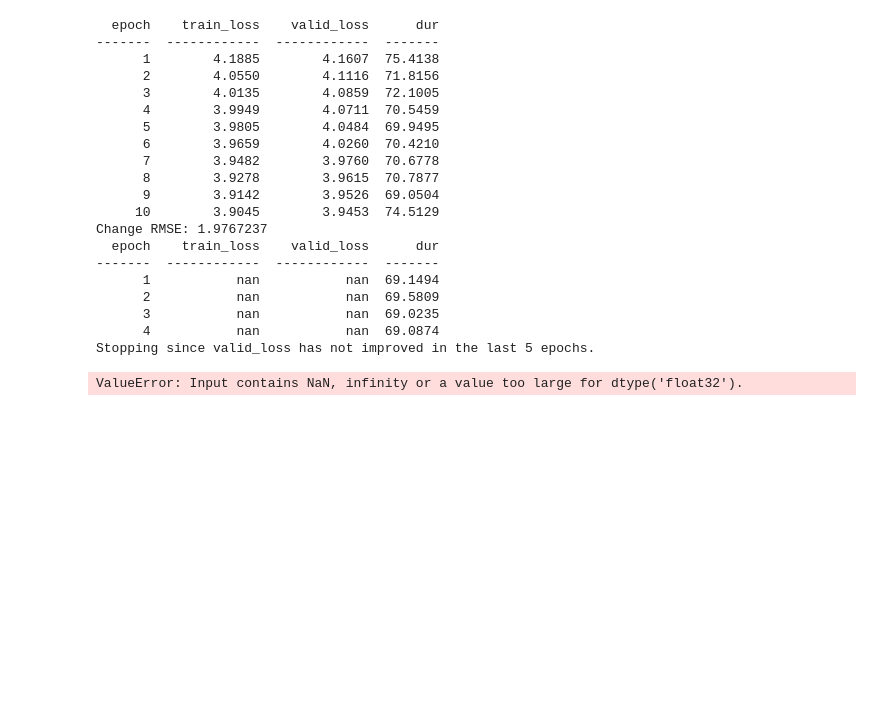
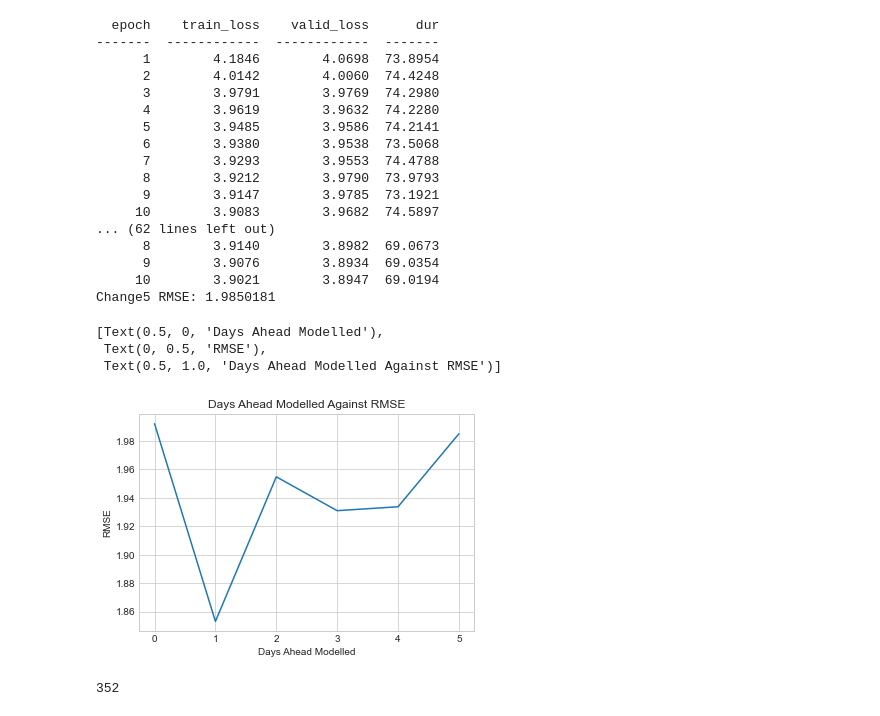
Before and after one commit to nathanindrakumar/Final_Project, a Jupyter notebook: FurtherAheadPrediction.ipynb, the cells around one changed output. Saved outputs shown, nothing was run; the diff lists cells and outputs as text; code cells hidden in the pictures; blank space fills up the shorter version.

```diff
--- a/FurtherAheadPrediction.ipynb
+++ b/FurtherAheadPrediction.ipynb
@@ -130,7 +150,7 @@ for pred in range(len(lists)):
     y_test2 = y_test2.values.reshape(-1,1)
     y_train2 = y_train2.astype(np.float32)
     y_test2 = y_test2.astype(np.float32)
-    in_dimension = 5844
+    in_dimension = 5766
     hid_dimension = 10
     out_dimension = 1
 
@@ -150,7 +170,7 @@ for pred in range(len(lists)):
 
     from skorch import NeuralNetRegressor
     from sklearn.pipeline import Pipeline
-    x_trainshape = 5844
+    x_trainshape = 5766
     class RegressorModule(nn.Module):
         def __init__(
                 self,
@@ -197,22 +217,33 @@ for pred in range(len(lists)):
 # %% [output]
   epoch    train_loss    valid_loss      dur
 -------  ------------  ------------  -------
-      1        4.1885        4.1607  75.4138
-      2        4.0550        4.1116  71.8156
-      3        4.0135        4.0859  72.1005
-      4        3.9949        4.0711  70.5459
-      5        3.9805        4.0484  69.9495
-      6        3.9659        4.0260  70.4210
-      7        3.9482        3.9760  70.6778
-      8        3.9278        3.9615  70.7877
-      9        3.9142        3.9526  69.0504
-     10        3.9045        3.9453  74.5129
-Change RMSE: 1.9767237
-  epoch    train_loss    valid_loss      dur
--------  ------------  ------------  -------
-      1           nan           nan  69.1494
-      2           nan           nan  69.5809
-      3           nan           nan  69.0235
-      4           nan           nan  69.0874
-Stopping since valid_loss has not improved in the last 5 epochs.
+      1        4.1846        4.0698  73.8954
+      2        4.0142        4.0060  74.4248
+      3        3.9791        3.9769  74.2980
+      4        3.9619        3.9632  74.2280
+      5        3.9485        3.9586  74.2141
+      6        3.9380        3.9538  73.5068
+      7        3.9293        3.9553  74.4788
+      8        3.9212        3.9790  73.9793
+      9        3.9147        3.9785  73.1921
+     10        3.9083        3.9682  74.5897
+... (62 lines left out)
+      8        3.9140        3.8982  69.0673
+      9        3.9076        3.8934  69.0354
+     10        3.9021        3.8947  69.0194
+Change5 RMSE: 1.9850181
-ValueError: Input contains NaN, infinity or a value too large for dtype('float32').
+# %%
+changelist = [1.9920682,1.8530582,1.9547465,1.9309403,1.9336934,1.9850181]
+namelist = [0,1,2,3,4,5]
+plt.style.use('seaborn-whitegrid')
+ax = sns.lineplot(x=namelist,y=changelist)
+ax.set(xlabel='Days Ahead Modelled',ylabel='RMSE',title='Days Ahead Modelled Against RMSE')
+# %% [output]
+[Text(0.5, 0, 'Days Ahead Modelled'),
+ Text(0, 0.5, 'RMSE'),
+ Text(0.5, 1.0, 'Days Ahead Modelled Against RMSE')]
+[figure, added]
+# %%
+print((y_train['Change1'].isna().sum()))
+# %% [output]
+352
```
Also changed, not shown: parts of 7 cells of this notebook, 6 other files.
